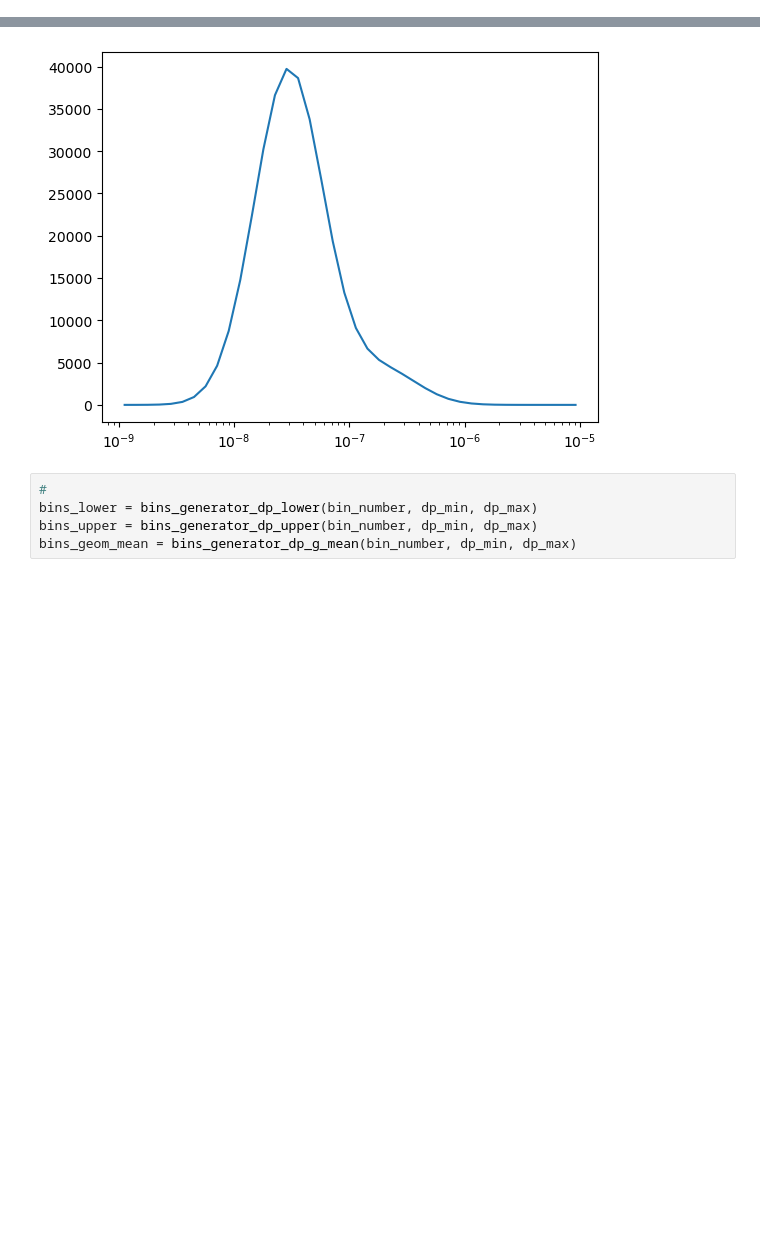
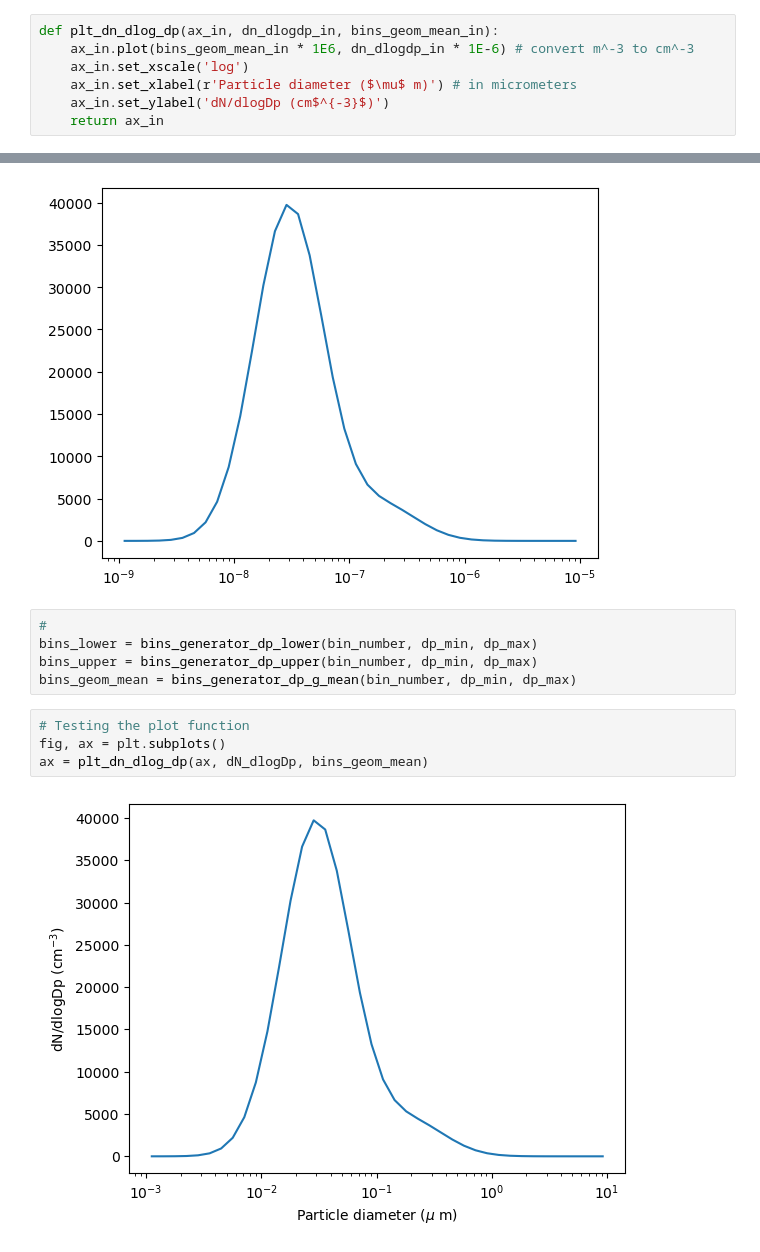
Before and after one commit to masoud-akbarzadeh/aerosol_clouds_class, a Jupyter notebook: hw3_aerosol_physics/hw_3_aero_general_dyn_eqn.ipynb, the cells around one changed output, grey strips where cells are left out. Cells and saved outputs as stored; diff of their text form; blank space fills up the shorter version.

```diff
--- a/hw3_aerosol_physics/hw_3_aero_general_dyn_eqn.ipynb
+++ b/hw3_aerosol_physics/hw_3_aero_general_dyn_eqn.ipynb
@@ -419,6 +431,13 @@ def number_in_bins(total_number_input, dia_par_geom_input, st_dev_input, bins_g_
     number_in_bins_out = total_number_input / (np.sqrt(2 * np.pi) * np.log(st_dev_input) * bins_g_mean_input) * np.exp(-(np.log(bins_g_mean_input / dia_par_geom_input)) ** 2 / (2 * (np.log(st_dev_input)) ** 2))
 
     return number_in_bins_out
+# %%
+def plt_dn_dlog_dp(ax_in, dn_dlogdp_in, bins_geom_mean_in):
+    ax_in.plot(bins_geom_mean_in * 1E6, dn_dlogdp_in * 1E-6) # convert m^-3 to cm^-3
+    ax_in.set_xscale('log')
+    ax_in.set_xlabel(r'Particle diameter ($\mu$ m)') # in micrometers
+    ax_in.set_ylabel('dN/dlogDp (cm$^{-3}$)')
+    return ax_in
 # %%
 # Urban aerosol distribution numbered as 1
 S_g_1 = 2 # standard deviation of the lognormal distribution
@@ -476,6 +495,12 @@ plt.xscale('log')
 bins_lower = bins_generator_dp_lower(bin_number, dp_min, dp_max)
 bins_upper = bins_generator_dp_upper(bin_number, dp_min, dp_max)
 bins_geom_mean = bins_generator_dp_g_mean(bin_number, dp_min, dp_max)
+# %%
+# Testing the plot function
+fig, ax = plt.subplots()
+ax = plt_dn_dlog_dp(ax, dN_dlogDp, bins_geom_mean)
+# %% [output]
+[figure, added]
 # %%
 
 
```
Also changed, not shown: parts of 11 cells of this notebook, 2 other files.
